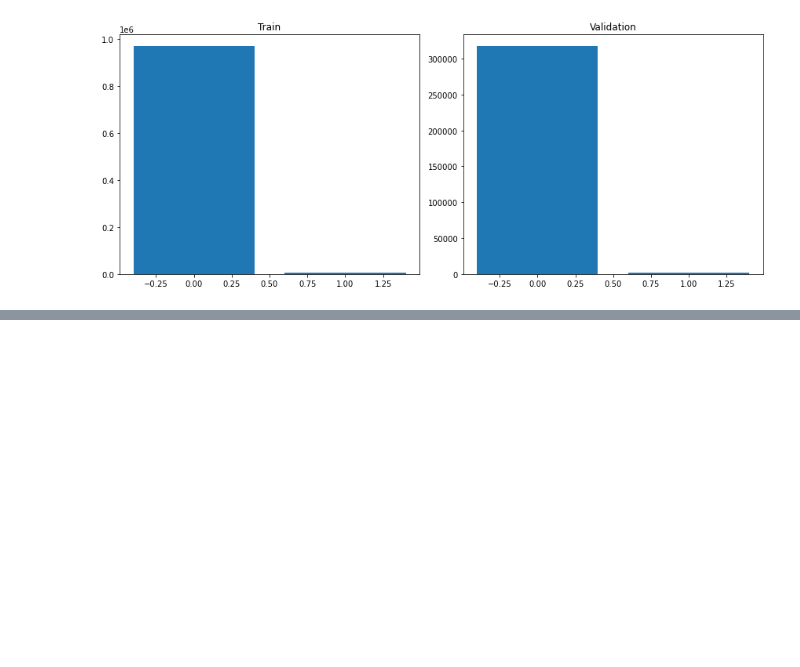
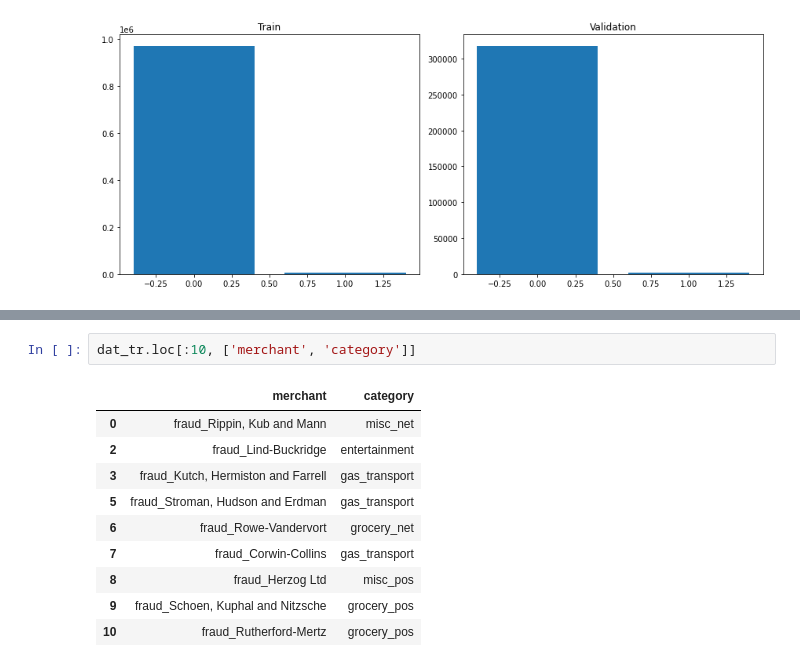
Before and after one commit to anabellafalk/cc_fraud_detection, a Jupyter notebook: eda.ipynb, the cells around one changed output, grey strips where cells are left out. Cells and saved outputs as stored; diff of their text form; blank space fills up the shorter version.

```diff
--- a/eda.ipynb
+++ b/eda.ipynb
@@ -119,0 +202,13 @@ plt.show()
+# %%
+dat_tr.loc[:10, ['merchant', 'category']]
+# %% [output]
+|  | merchant | category |
+| 0 | fraud_Rippin, Kub and Mann | misc_net |
+| 2 | fraud_Lind-Buckridge | entertainment |
+| 3 | fraud_Kutch, Hermiston and Farrell | gas_transport |
+| 5 | fraud_Stroman, Hudson and Erdman | gas_transport |
+| 6 | fraud_Rowe-Vandervort | grocery_net |
+| 7 | fraud_Corwin-Collins | gas_transport |
+| 8 | fraud_Herzog Ltd | misc_pos |
+| 9 | fraud_Schoen, Kuphal and Nitzsche | grocery_pos |
+| 10 | fraud_Rutherford-Mertz | grocery_pos |
```
Also changed, not shown: parts of 29 cells of this notebook.
